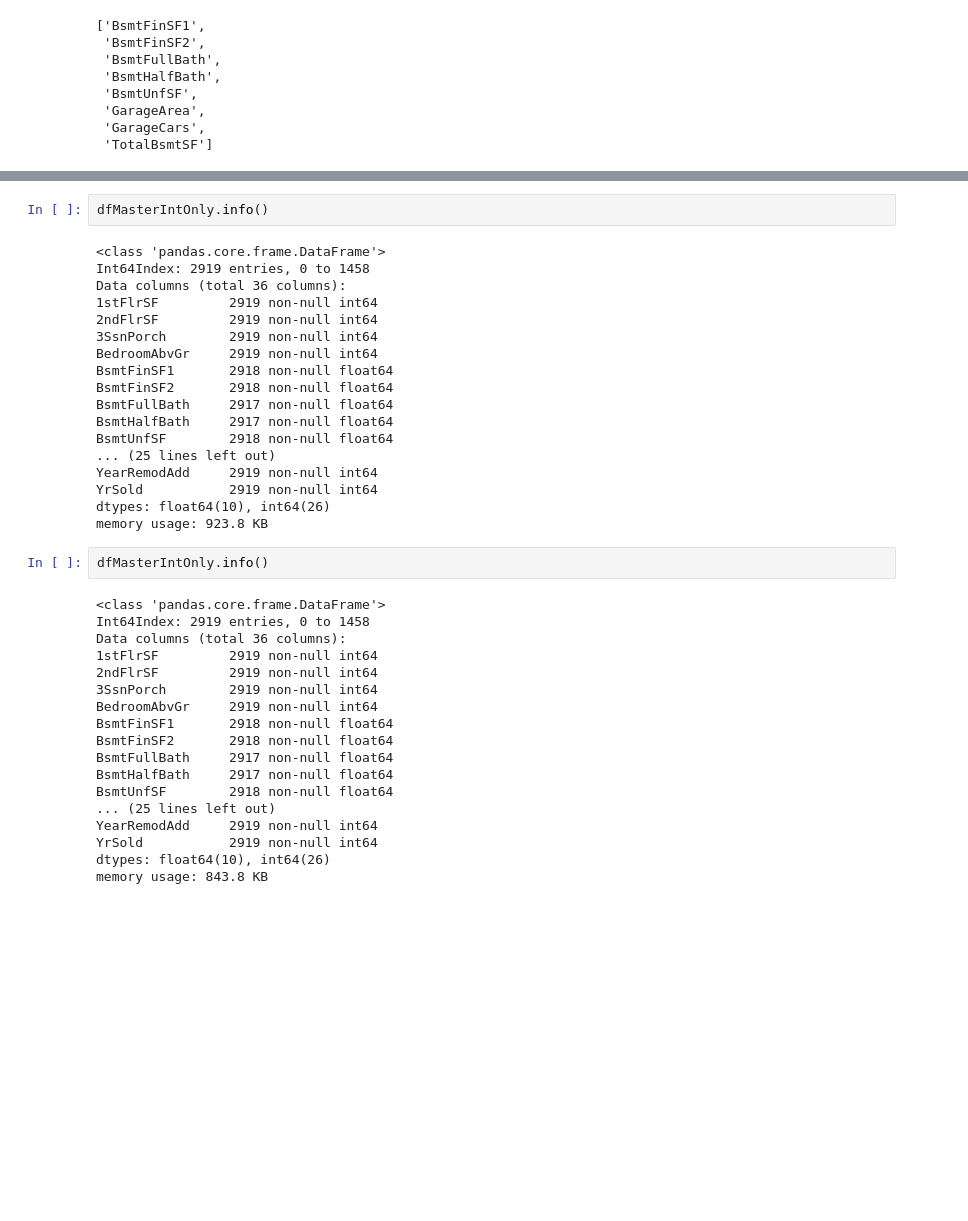
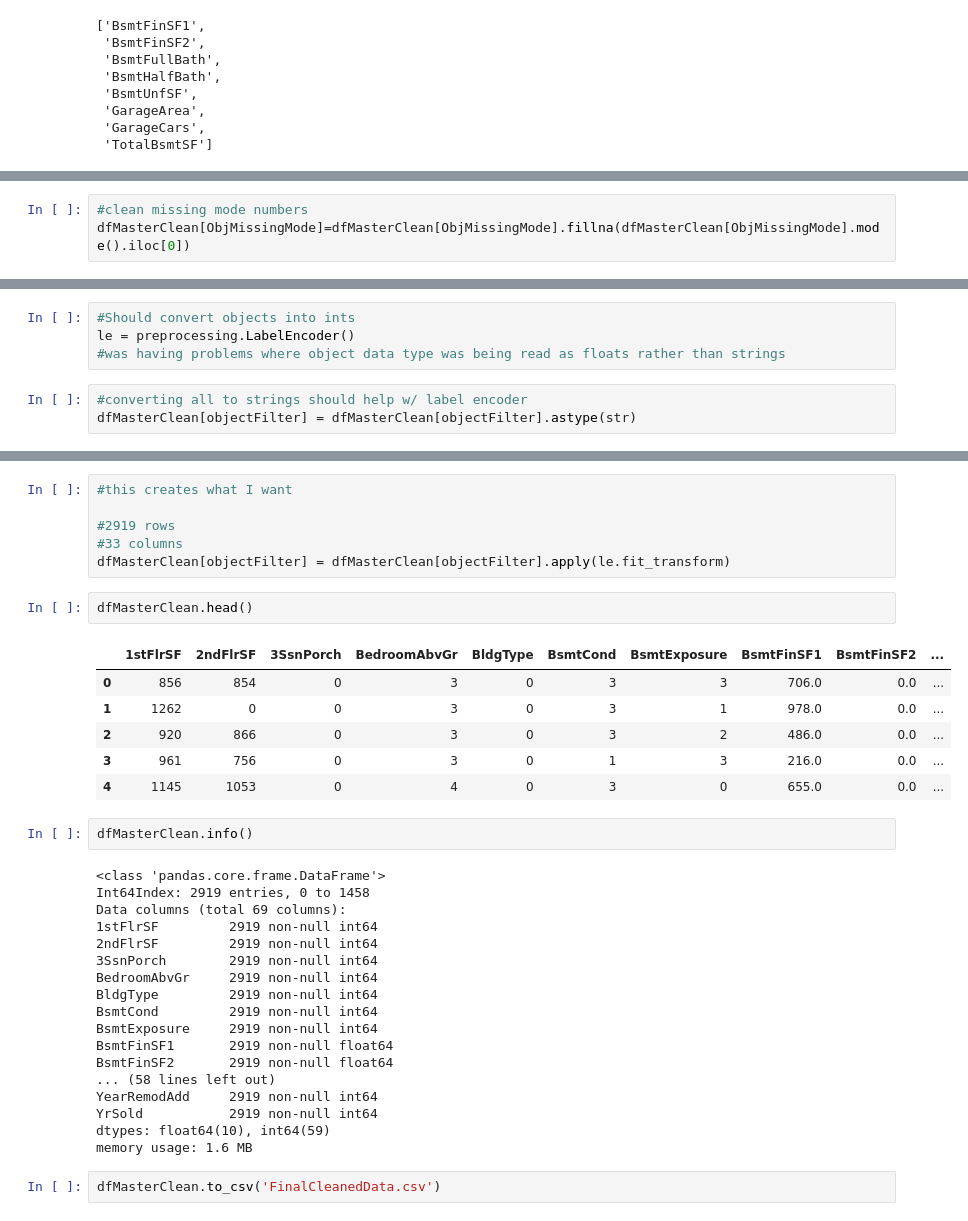
Before and after one commit to JohnErnestBonanno/HousingPrices, a Jupyter notebook: Cleaning_HousingPrices.ipynb, the cells around one changed output, grey strips where cells are left out. Cells and saved outputs as stored; diff of their text form; blank space fills up the shorter version.

Commit message:
Convert objects to integers

```diff
--- a/Cleaning_HousingPrices.ipynb
+++ b/Cleaning_HousingPrices.ipynb
@@ -283,0 +352,3 @@ See the caveats in the documentation: http://pandas.pydata.org/pandas-docs/stabl
+# %%
+#clean missing mode numbers
+dfMasterClean[ObjMissingMode]=dfMasterClean[ObjMissingMode].fillna(dfMasterClean[ObjMissingMode].mode().iloc[0])
@@ -283,0 +392,7 @@ See the caveats in the documentation: http://pandas.pydata.org/pandas-docs/stabl
+# %%
+#Should convert objects into ints
+le = preprocessing.LabelEncoder()
+#was having problems where object data type was being read as floats rather than strings
+# %%
+#converting all to strings should help w/ label encoder
+dfMasterClean[objectFilter] = dfMasterClean[objectFilter].astype(str)
@@ -284,40 +419,37 @@ See the caveats in the documentation: http://pandas.pydata.org/pandas-docs/stabl
+# %%
+#this creates what I want
+
+#2919 rows
+#33 columns
+dfMasterClean[objectFilter] = dfMasterClean[objectFilter].apply(le.fit_transform)
+# %%
+dfMasterClean.head()
+# %% [output]
+|  | 1stFlrSF | 2ndFlrSF | 3SsnPorch | BedroomAbvGr | BldgType | BsmtCond | BsmtExposure | BsmtFinSF1 | BsmtFinSF2 | ... |
+| 0 | 856 | 854 | 0 | 3 | 0 | 3 | 3 | 706.0 | 0.0 | ... |
+| 1 | 1262 | 0 | 0 | 3 | 0 | 3 | 1 | 978.0 | 0.0 | ... |
+| 2 | 920 | 866 | 0 | 3 | 0 | 3 | 2 | 486.0 | 0.0 | ... |
+| 3 | 961 | 756 | 0 | 3 | 0 | 1 | 3 | 216.0 | 0.0 | ... |
+| 4 | 1145 | 1053 | 0 | 4 | 0 | 3 | 0 | 655.0 | 0.0 | ... |
 # %%
-dfMasterIntOnly.info()
+dfMasterClean.info()
 # %% [output]
 <class 'pandas.core.frame.DataFrame'>
 Int64Index: 2919 entries, 0 to 1458
-Data columns (total 36 columns):
+Data columns (total 69 columns):
 1stFlrSF         2919 non-null int64
 2ndFlrSF         2919 non-null int64
 3SsnPorch        2919 non-null int64
 BedroomAbvGr     2919 non-null int64
-BsmtFinSF1       2918 non-null float64
-BsmtFinSF2       2918 non-null float64
-BsmtFullBath     2917 non-null float64
-BsmtHalfBath     2917 non-null float64
-BsmtUnfSF        2918 non-null float64
-... (25 lines left out)
+BldgType         2919 non-null int64
+BsmtCond         2919 non-null int64
+BsmtExposure     2919 non-null int64
+BsmtFinSF1       2919 non-null float64
+BsmtFinSF2       2919 non-null float64
+... (58 lines left out)
 YearRemodAdd     2919 non-null int64
 YrSold           2919 non-null int64
-dtypes: float64(10), int64(26)
-memory usage: 923.8 KB
+dtypes: float64(10), int64(59)
+memory usage: 1.6 MB
-# %%
-dfMasterIntOnly.info()
-# %% [output]
-<class 'pandas.core.frame.DataFrame'>
-Int64Index: 2919 entries, 0 to 1458
-Data columns (total 36 columns):
-1stFlrSF         2919 non-null int64
-2ndFlrSF         2919 non-null int64
-3SsnPorch        2919 non-null int64
-BedroomAbvGr     2919 non-null int64
-BsmtFinSF1       2918 non-null float64
-BsmtFinSF2       2918 non-null float64
-BsmtFullBath     2917 non-null float64
-BsmtHalfBath     2917 non-null float64
-BsmtUnfSF        2918 non-null float64
-... (25 lines left out)
-YearRemodAdd     2919 non-null int64
-YrSold           2919 non-null int64
-dtypes: float64(10), int64(26)
-memory usage: 843.8 KB
+# %%
+dfMasterClean.to_csv('FinalCleanedData.csv')
```
Also changed, not shown: parts of 28 cells of this notebook, 1 other file.
